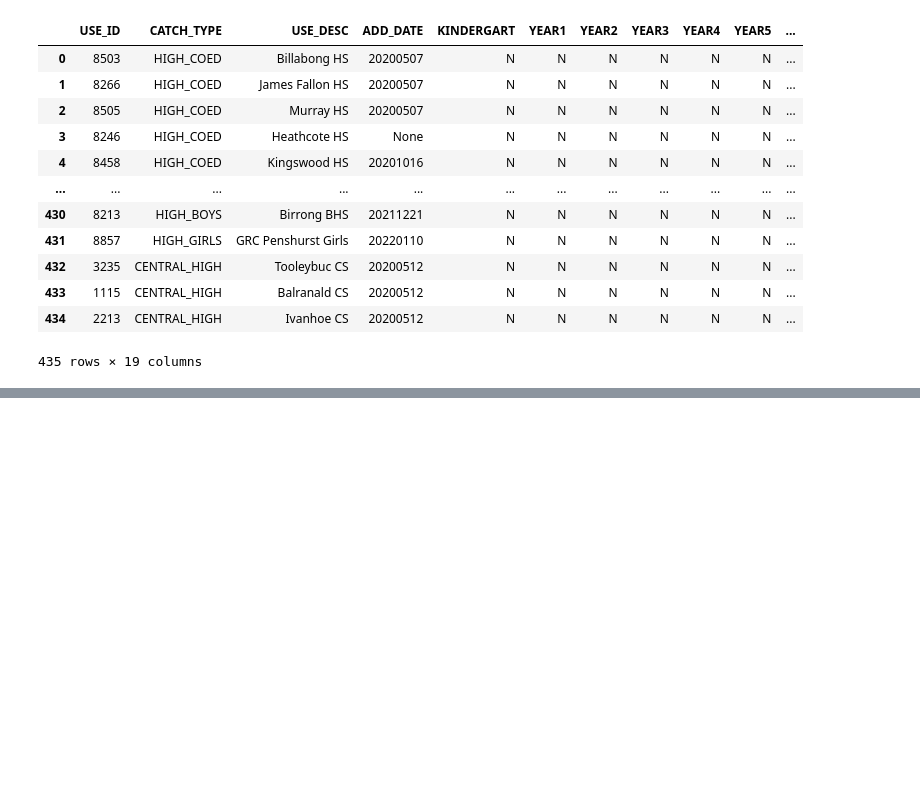
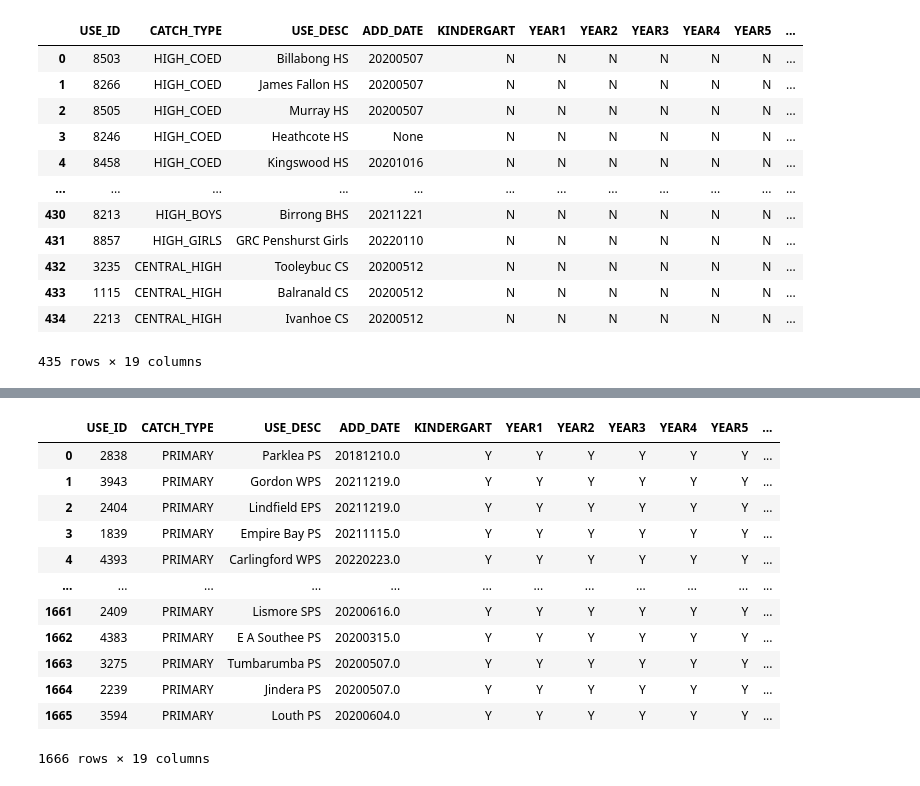
Before and after one commit to PratulSR/Sydney-Liveability-Analysis, a Jupyter notebook: Demo Notebook.ipynb, the cells around one changed output, grey strips where cells are left out. Saved outputs shown, nothing was run; the diff lists cells and outputs as text; code cells hidden in the pictures; blank space fills up the shorter version.

```diff
--- a/Demo Notebook.ipynb
+++ b/Demo Notebook.ipynb
@@ -305,0 +549,17 @@ school_catchments_secondary
+# %%
+school_catchments_primary.to_sql("school_catchments_primary", conn, if_exists='append', index=False, dtype={'geom': Geometry('MULTIPOLYGON', srid)})
+query(conn, "select * from school_catchments_primary")
+# %% [output]
+|  | USE_ID | CATCH_TYPE | USE_DESC | ADD_DATE | KINDERGART | YEAR1 | YEAR2 | YEAR3 | YEAR4 | YEAR5 | ... |
+| 0 | 2838 | PRIMARY | Parklea PS | 20181210.0 | Y | Y | Y | Y | Y | Y | ... |
+| 1 | 3943 | PRIMARY | Gordon WPS | 20211219.0 | Y | Y | Y | Y | Y | Y | ... |
+| 2 | 2404 | PRIMARY | Lindfield EPS | 20211219.0 | Y | Y | Y | Y | Y | Y | ... |
+| 3 | 1839 | PRIMARY | Empire Bay PS | 20211115.0 | Y | Y | Y | Y | Y | Y | ... |
+| 4 | 4393 | PRIMARY | Carlingford WPS | 20220223.0 | Y | Y | Y | Y | Y | Y | ... |
+| ... | ... | ... | ... | ... | ... | ... | ... | ... | ... | ... | ... |
+| 1661 | 2409 | PRIMARY | Lismore SPS | 20200616.0 | Y | Y | Y | Y | Y | Y | ... |
+| 1662 | 4383 | PRIMARY | E A Southee PS | 20200315.0 | Y | Y | Y | Y | Y | Y | ... |
+| 1663 | 3275 | PRIMARY | Tumbarumba PS | 20200507.0 | Y | Y | Y | Y | Y | Y | ... |
+| 1664 | 2239 | PRIMARY | Jindera PS | 20200507.0 | Y | Y | Y | Y | Y | Y | ... |
+| 1665 | 3594 | PRIMARY | Louth PS | 20200604.0 | Y | Y | Y | Y | Y | Y | ... |
+1666 rows × 19 columns
```
Also changed, not shown: parts of 12 cells of this notebook.
